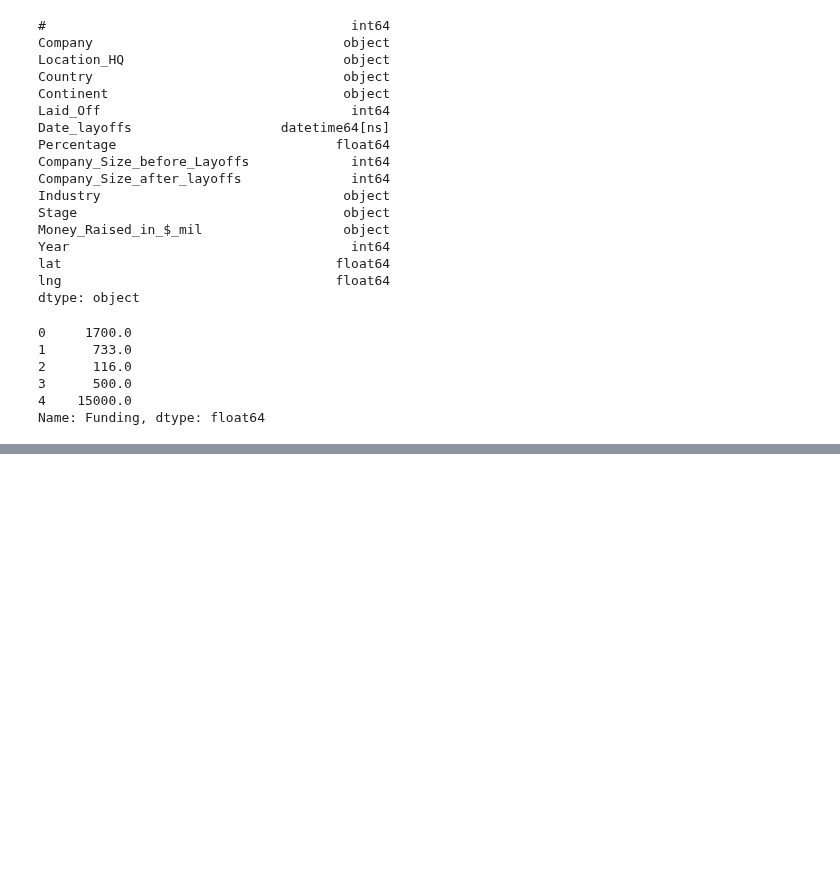
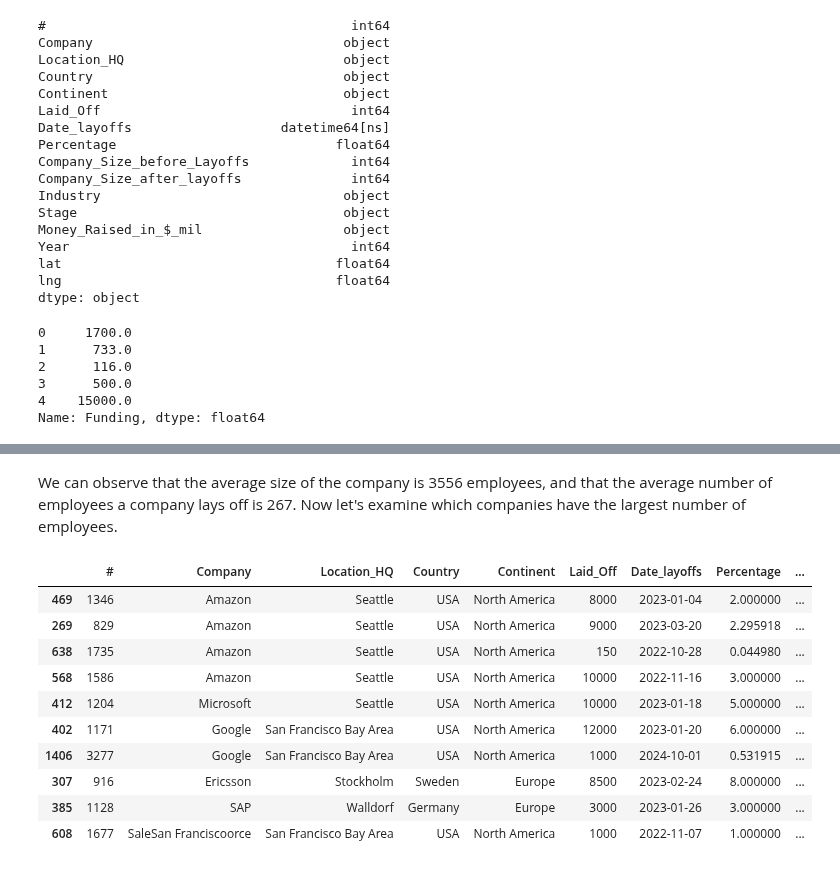
Before and after one commit to COGS108/Group019_WI24, a Jupyter notebook: Anna.ipynb, the cells around one changed output, grey strips where cells are left out. Cells and saved outputs as stored; diff of their text form; code cells hidden in the pictures; blank space fills up the shorter version.

```diff
--- a/Anna.ipynb
+++ b/Anna.ipynb
@@ -58,3 +80,20 @@ Name: Funding, dtype: float64
+# %% [markdown]
+We can observe that the average size of the company is 3556 employees, and that the average number of employees a company lays off is 267. Now let's examine which companies have the largest number of employees.
+# %%
+df.sort_values(by='Company_Size_before_Layoffs', ascending=False).head(10)
+# Problem: We have same companies repeating for different dates -> do we merge the dates or focus on the latest?
+# %% [output]
+|  | # | Company | Location_HQ | Country | Continent | Laid_Off | Date_layoffs | Percentage | ... |
+| 469 | 1346 | Amazon | Seattle | USA | North America | 8000 | 2023-01-04 | 2.000000 | ... |
+| 269 | 829 | Amazon | Seattle | USA | North America | 9000 | 2023-03-20 | 2.295918 | ... |
+| 638 | 1735 | Amazon | Seattle | USA | North America | 150 | 2022-10-28 | 0.044980 | ... |
+| 568 | 1586 | Amazon | Seattle | USA | North America | 10000 | 2022-11-16 | 3.000000 | ... |
+| 412 | 1204 | Microsoft | Seattle | USA | North America | 10000 | 2023-01-18 | 5.000000 | ... |
+| 402 | 1171 | Google | San Francisco Bay Area | USA | North America | 12000 | 2023-01-20 | 6.000000 | ... |
+| 1406 | 3277 | Google | San Francisco Bay Area | USA | North America | 1000 | 2024-10-01 | 0.531915 | ... |
+| 307 | 916 | Ericsson | Stockholm | Sweden | Europe | 8500 | 2023-02-24 | 8.000000 | ... |
+| 385 | 1128 | SAP | Walldorf | Germany | Europe | 3000 | 2023-01-26 | 3.000000 | ... |
+| 608 | 1677 | SaleSan Franciscoorce | San Francisco Bay Area | USA | North America | 1000 | 2022-11-07 | 1.000000 | ... |
 # %%
 outcome, predictors = patsy.dmatrices('Laid_Off ~ Company_Size_before_Layoffs', df)
 model = sm.OLS(outcome, predictors)
```
Also changed, not shown: parts of 9 cells of this notebook.
